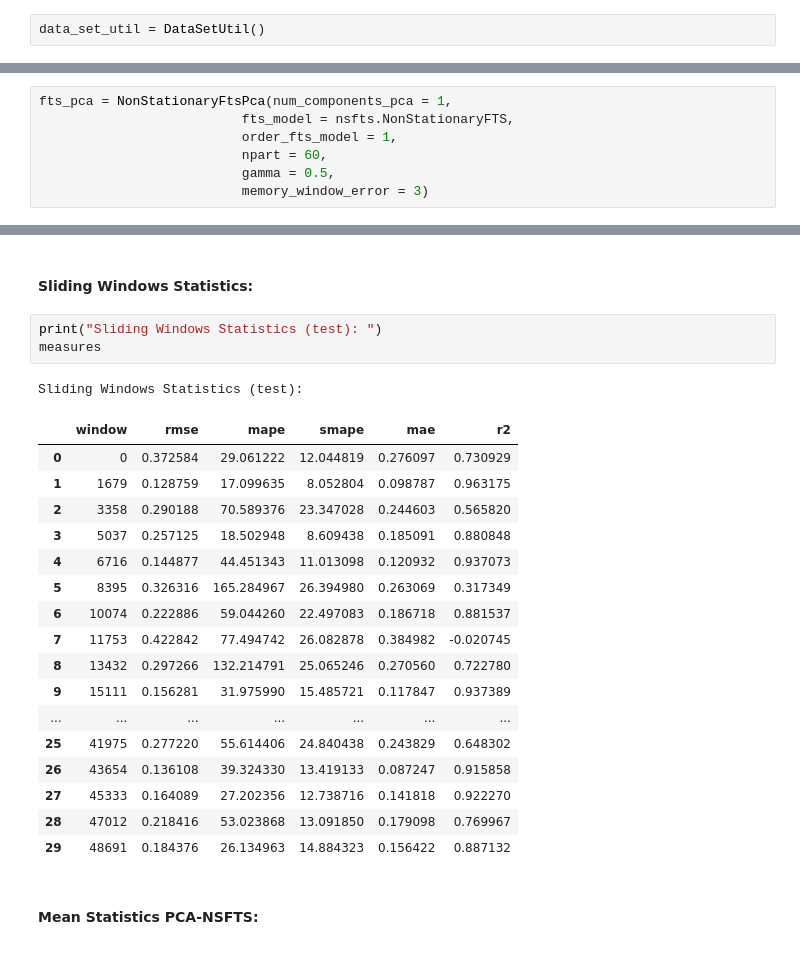
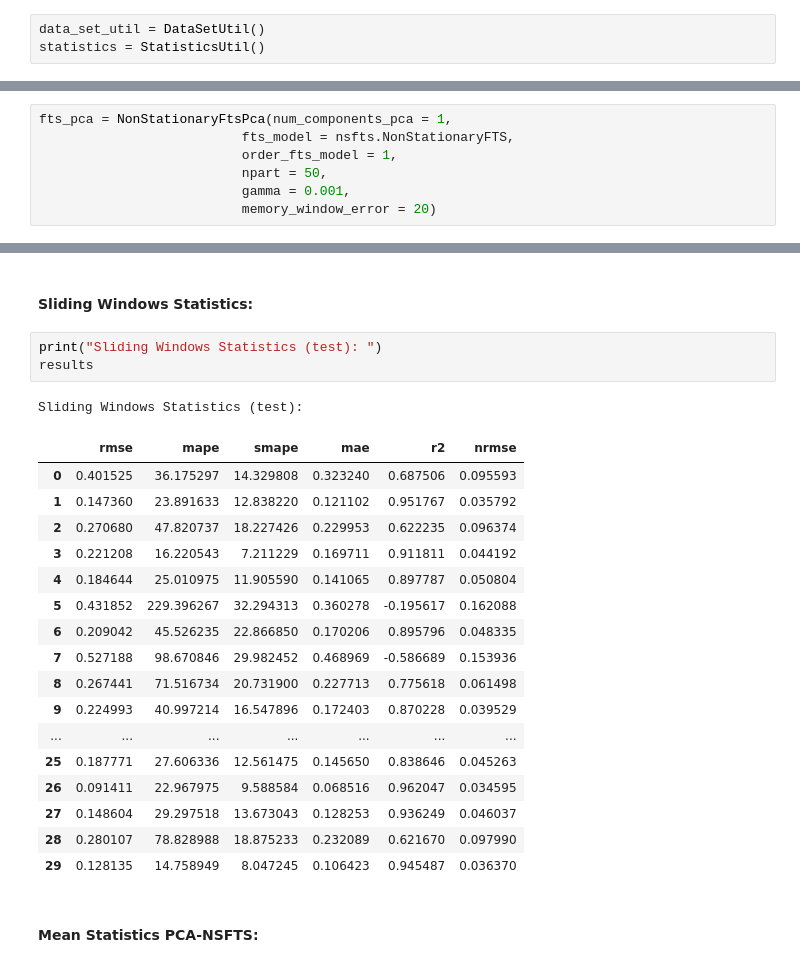
Before and after one commit to hugovynicius/mo_ensfts, a Jupyter notebook: Notebooks/MISO-ENSFTS/energy_kaggle_appliance.ipynb, the cells around one changed output, grey strips where cells are left out. Cells and saved outputs as stored; diff of their text form.

```diff
--- a/Notebooks/MISO-ENSFTS/energy_kaggle_appliance.ipynb
+++ b/Notebooks/MISO-ENSFTS/energy_kaggle_appliance.ipynb
@@ -21,6 +22,7 @@ np.seterr(divide='ignore', invalid='ignore')
 ### Dataset Energy Appliance Kaggle
 # %%
 data_set_util = DataSetUtil()
+statistics = StatisticsUtil()
 # %%
 df = pd.read_csv('/home/hugo/projetos-doutorado/mimo_emb_fts/data/HomeC.csv', sep=',')
 data = df.drop(labels=['time','House overall [kW]','cloudCover','summary','icon'], axis=1)
@@ -43,9 +45,9 @@ data.head()
 fts_pca = NonStationaryFtsPca(num_components_pca = 1,
                           fts_model = nsfts.NonStationaryFTS,
                           order_fts_model = 1,
-                          npart = 60,
-                          gamma = 0.5,
-                          memory_window_error = 3)
+                          npart = 50,
+                          gamma = 0.001,
+                          memory_window_error = 20)
 # %% [markdown]
 ### Sliding Window PyFTS: PCA-NSFTS
 # %%
@@ -120,26 +79,26 @@ training window 48691
 #### Sliding Windows Statistics:
 # %%
 print("Sliding Windows Statistics (test): ")
-measures
+results
 # %% [output]
 Sliding Windows Statistics (test):
-|  | window | rmse | mape | smape | mae | r2 |
-| 0 | 0 | 0.372584 | 29.061222 | 12.044819 | 0.276097 | 0.730929 |
-| 1 | 1679 | 0.128759 | 17.099635 | 8.052804 | 0.098787 | 0.963175 |
-| 2 | 3358 | 0.290188 | 70.589376 | 23.347028 | 0.244603 | 0.565820 |
-| 3 | 5037 | 0.257125 | 18.502948 | 8.609438 | 0.185091 | 0.880848 |
-| 4 | 6716 | 0.144877 | 44.451343 | 11.013098 | 0.120932 | 0.937073 |
-| 5 | 8395 | 0.326316 | 165.284967 | 26.394980 | 0.263069 | 0.317349 |
-| 6 | 10074 | 0.222886 | 59.044260 | 22.497083 | 0.186718 | 0.881537 |
-| 7 | 11753 | 0.422842 | 77.494742 | 26.082878 | 0.384982 | -0.020745 |
-| 8 | 13432 | 0.297266 | 132.214791 | 25.065246 | 0.270560 | 0.722780 |
-| 9 | 15111 | 0.156281 | 31.975990 | 15.485721 | 0.117847 | 0.937389 |
+|  | rmse | mape | smape | mae | r2 | nrmse |
+| 0 | 0.401525 | 36.175297 | 14.329808 | 0.323240 | 0.687506 | 0.095593 |
+| 1 | 0.147360 | 23.891633 | 12.838220 | 0.121102 | 0.951767 | 0.035792 |
+| 2 | 0.270680 | 47.820737 | 18.227426 | 0.229953 | 0.622235 | 0.096374 |
+| 3 | 0.221208 | 16.220543 | 7.211229 | 0.169711 | 0.911811 | 0.044192 |
+| 4 | 0.184644 | 25.010975 | 11.905590 | 0.141065 | 0.897787 | 0.050804 |
+| 5 | 0.431852 | 229.396267 | 32.294313 | 0.360278 | -0.195617 | 0.162088 |
+| 6 | 0.209042 | 45.526235 | 22.866850 | 0.170206 | 0.895796 | 0.048335 |
+| 7 | 0.527188 | 98.670846 | 29.982452 | 0.468969 | -0.586689 | 0.153936 |
+| 8 | 0.267441 | 71.516734 | 20.731900 | 0.227713 | 0.775618 | 0.061498 |
+| 9 | 0.224993 | 40.997214 | 16.547896 | 0.172403 | 0.870228 | 0.039529 |
 | ... | ... | ... | ... | ... | ... | ... |
-| 25 | 41975 | 0.277220 | 55.614406 | 24.840438 | 0.243829 | 0.648302 |
-| 26 | 43654 | 0.136108 | 39.324330 | 13.419133 | 0.087247 | 0.915858 |
-| 27 | 45333 | 0.164089 | 27.202356 | 12.738716 | 0.141818 | 0.922270 |
-| 28 | 47012 | 0.218416 | 53.023868 | 13.091850 | 0.179098 | 0.769967 |
-| 29 | 48691 | 0.184376 | 26.134963 | 14.884323 | 0.156422 | 0.887132 |
+| 25 | 0.187771 | 27.606336 | 12.561475 | 0.145650 | 0.838646 | 0.045263 |
+| 26 | 0.091411 | 22.967975 | 9.588584 | 0.068516 | 0.962047 | 0.034595 |
+| 27 | 0.148604 | 29.297518 | 13.673043 | 0.128253 | 0.936249 | 0.046037 |
+| 28 | 0.280107 | 78.828988 | 18.875233 | 0.232089 | 0.621670 | 0.097990 |
+| 29 | 0.128135 | 14.758949 | 8.047245 | 0.106423 | 0.945487 | 0.036370 |
 # %% [markdown]
 #### Mean Statistics PCA-NSFTS:
 # %%
```
Also changed, not shown: parts of 6 cells of this notebook, 14 other files.
